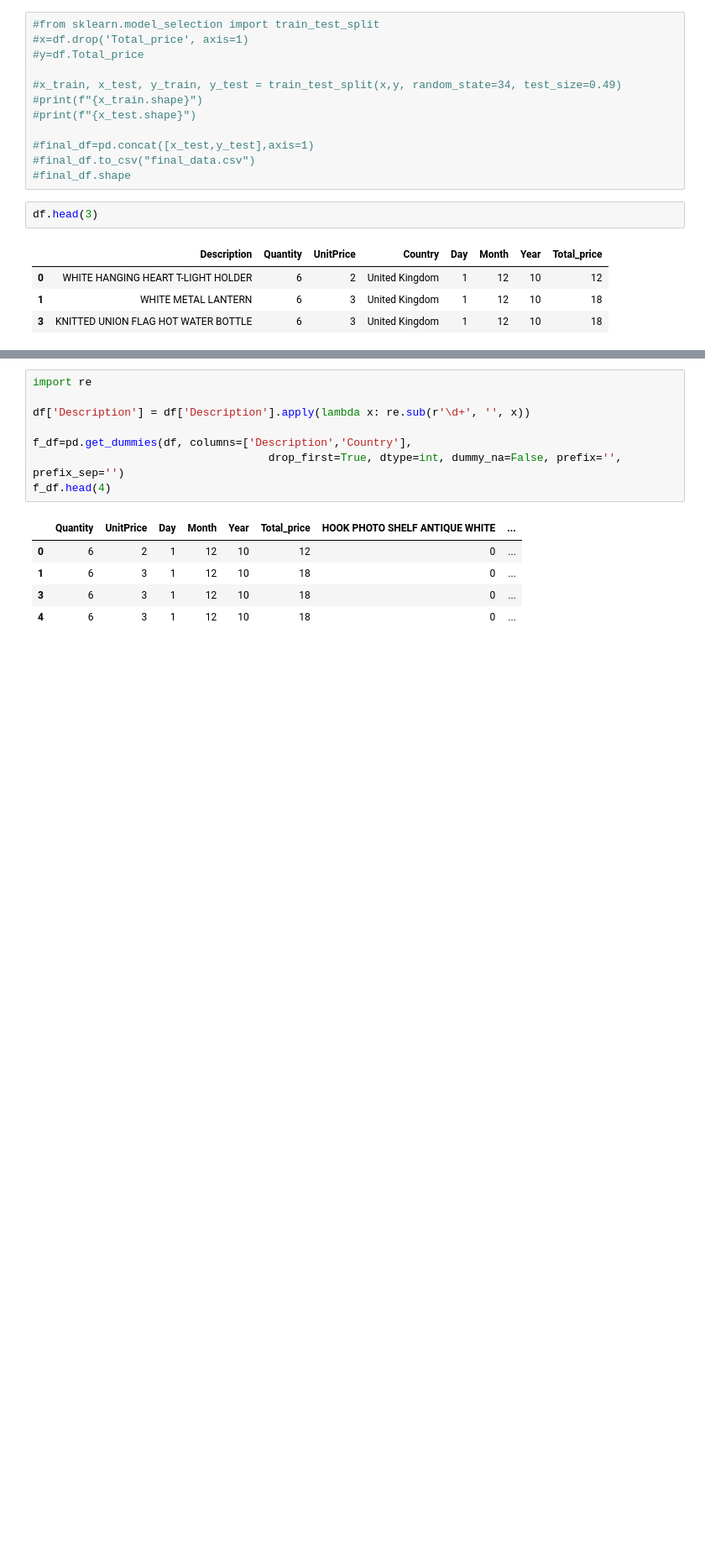
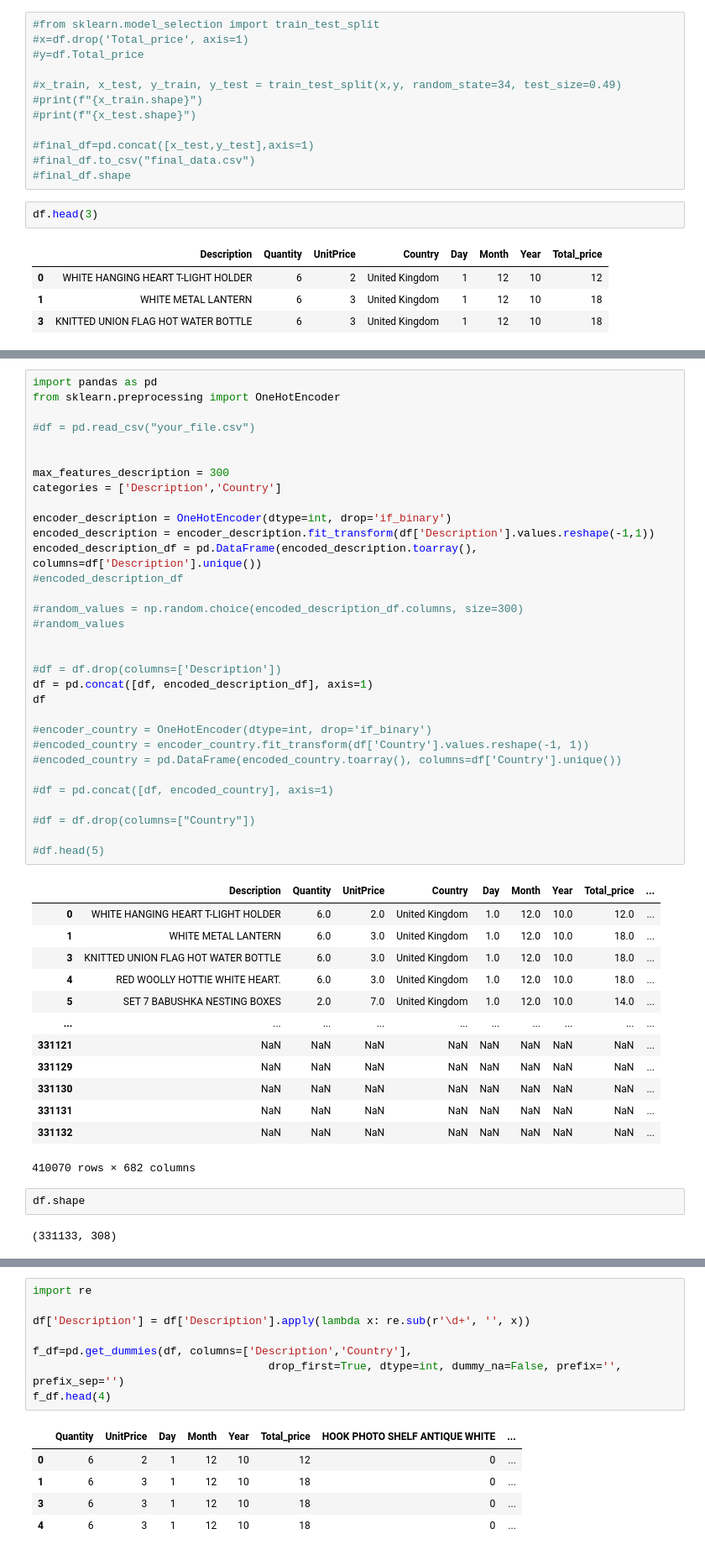
Before and after one commit to vinodkumargr/retail_transaction_pred, a Jupyter notebook: notebook_1.ipynb, the cells around one changed output, grey strips where cells are left out. Shown at 84% size. Drawn from its saved outputs; the diff is of its cells as text; blank space fills up the shorter version.

```diff
--- a/notebook_1.ipynb
+++ b/notebook_1.ipynb
@@ -396,0 +497,50 @@ df.head(3)
+# %%
+import pandas as pd
+from sklearn.preprocessing import OneHotEncoder
+
+#df = pd.read_csv("your_file.csv")
+
+
+max_features_description = 300
+categories = ['Description','Country']
+
+encoder_description = OneHotEncoder(dtype=int, drop='if_binary')
+encoded_description = encoder_description.fit_transform(df['Description'].values.reshape(-1,1))
+encoded_description_df = pd.DataFrame(encoded_description.toarray(), columns=df['Description'].unique())
+#encoded_description_df
+
+#random_values = np.random.choice(encoded_description_df.columns, size=300)
+#random_values
+
+
+#df = df.drop(columns=['Description'])
+df = pd.concat([df, encoded_description_df], axis=1)
+df
+
+#encoder_country = OneHotEncoder(dtype=int, drop='if_binary')
+#encoded_country = encoder_country.fit_transform(df['Country'].values.reshape(-1, 1))
+#encoded_country = pd.DataFrame(encoded_country.toarray(), columns=df['Country'].unique())
+
+#df = pd.concat([df, encoded_country], axis=1)
+
+#df = df.drop(columns=["Country"])
+
+#df.head(5)
+# %% [output]
+|  | Description | Quantity | UnitPrice | Country | Day | Month | Year | Total_price | ... |
+| 0 | WHITE HANGING HEART T-LIGHT HOLDER | 6.0 | 2.0 | United Kingdom | 1.0 | 12.0 | 10.0 | 12.0 | ... |
+| 1 | WHITE METAL LANTERN | 6.0 | 3.0 | United Kingdom | 1.0 | 12.0 | 10.0 | 18.0 | ... |
+| 3 | KNITTED UNION FLAG HOT WATER BOTTLE | 6.0 | 3.0 | United Kingdom | 1.0 | 12.0 | 10.0 | 18.0 | ... |
+| 4 | RED WOOLLY HOTTIE WHITE HEART. | 6.0 | 3.0 | United Kingdom | 1.0 | 12.0 | 10.0 | 18.0 | ... |
+| 5 | SET 7 BABUSHKA NESTING BOXES | 2.0 | 7.0 | United Kingdom | 1.0 | 12.0 | 10.0 | 14.0 | ... |
+| ... | ... | ... | ... | ... | ... | ... | ... | ... | ... |
+| 331121 | NaN | NaN | NaN | NaN | NaN | NaN | NaN | NaN | ... |
+| 331129 | NaN | NaN | NaN | NaN | NaN | NaN | NaN | NaN | ... |
+| 331130 | NaN | NaN | NaN | NaN | NaN | NaN | NaN | NaN | ... |
+| 331131 | NaN | NaN | NaN | NaN | NaN | NaN | NaN | NaN | ... |
+| 331132 | NaN | NaN | NaN | NaN | NaN | NaN | NaN | NaN | ... |
+410070 rows × 682 columns
+# %%
+df.shape
+# %% [output]
+(331133, 308)
```
Also changed, not shown: parts of 13 cells of this notebook, 8 other files.
